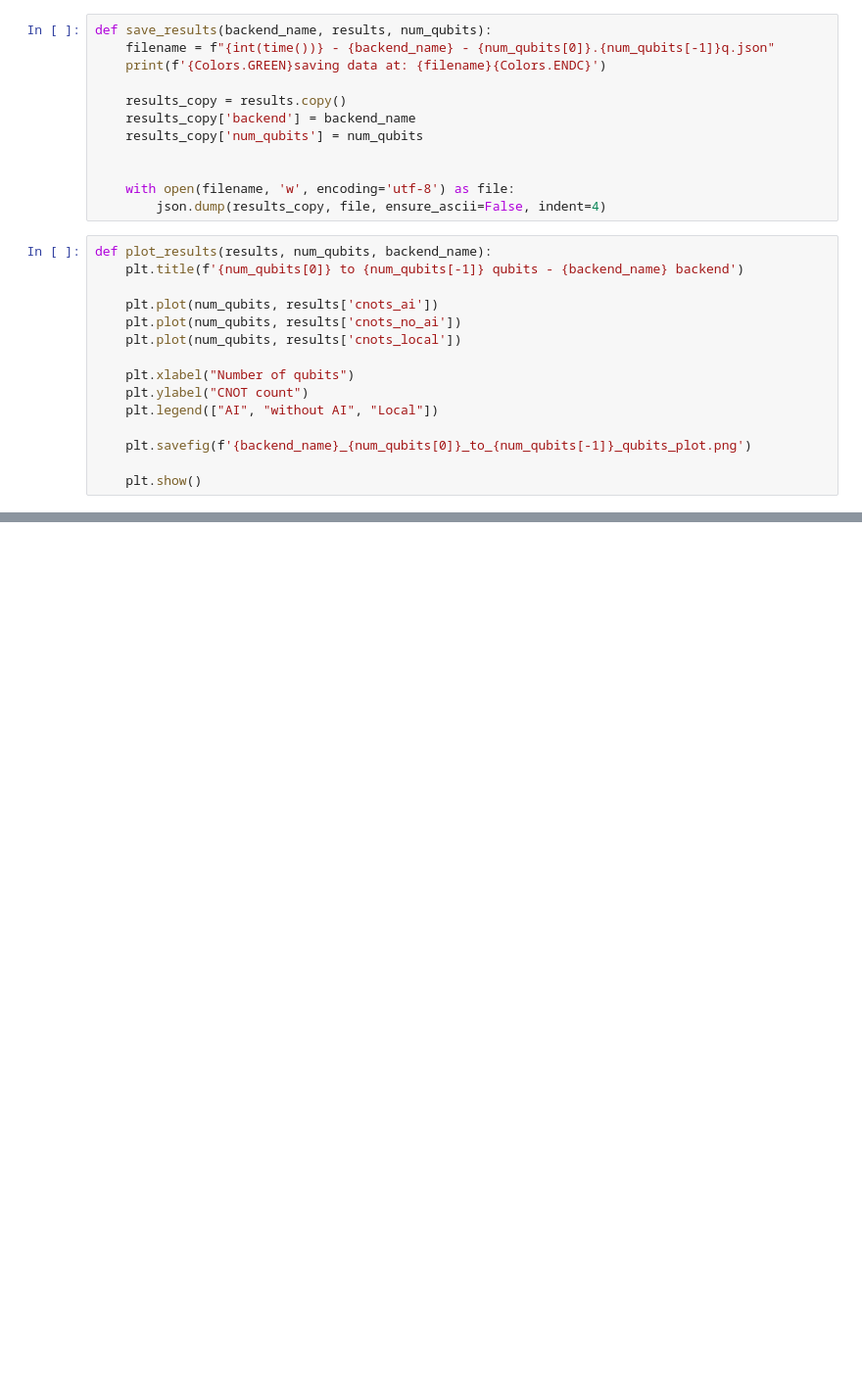
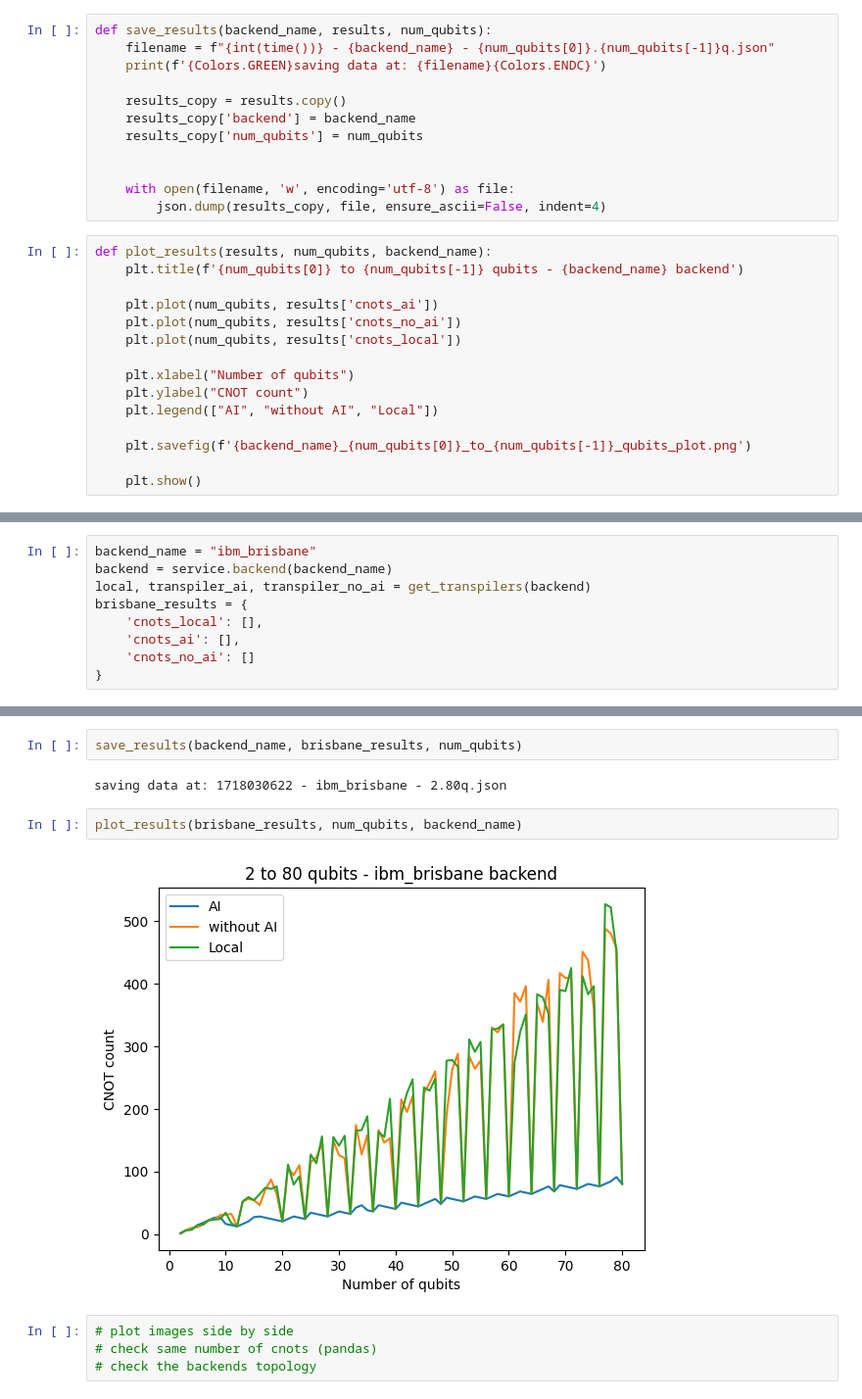
Before and after one commit to Dpbm/quantum-challenge-transpiler-test, a Jupyter notebook: transpiler-test.ipynb, the cells around one changed output, grey strips where cells are left out. Shown at 98% size. Drawn from its saved outputs; the diff is of its cells as text; blank space fills up the shorter version.

Commit message:
got brisbane backend results

```diff
--- a/transpiler-test.ipynb
+++ b/transpiler-test.ipynb
@@ -110,0 +112,9 @@ plot_results(results, num_qubits, backend_name)
+# %%
+backend_name = "ibm_brisbane"
+backend = service.backend(backend_name)
+local, transpiler_ai, transpiler_no_ai = get_transpilers(backend)
+brisbane_results = {
+    'cnots_local': [],
+    'cnots_ai': [],
+    'cnots_no_ai': []
+}
@@ -110,0 +147,12 @@ plot_results(results, num_qubits, backend_name)
+# %%
+save_results(backend_name, brisbane_results, num_qubits)
+# %% [output]
+saving data at: 1718030622 - ibm_brisbane - 2.80q.json
+# %%
+plot_results(brisbane_results, num_qubits, backend_name)
+# %% [output]
+[figure, added]
+# %%
+# plot images side by side
+# check same number of cnots (pandas)
+# check the backends topology
```
Also changed, not shown: parts of 7 cells of this notebook, 4 other files.
